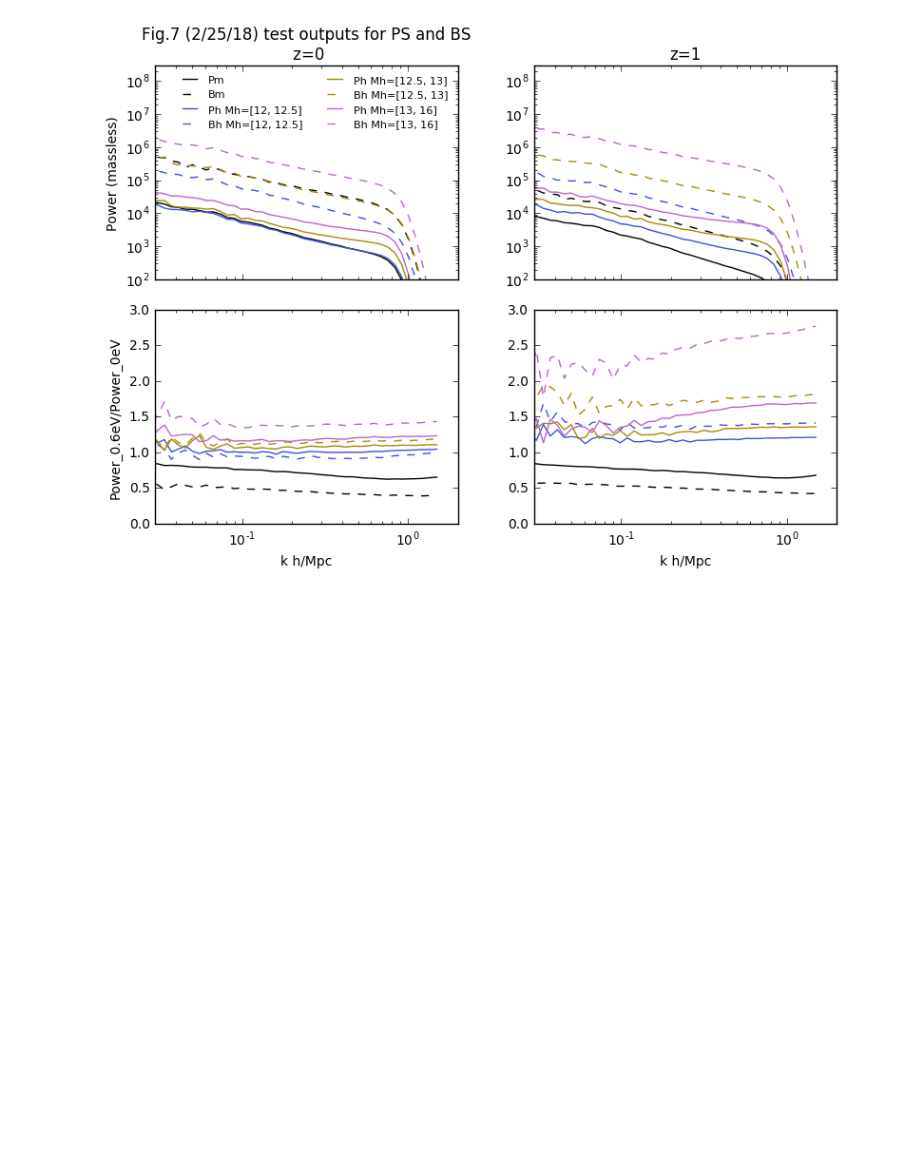
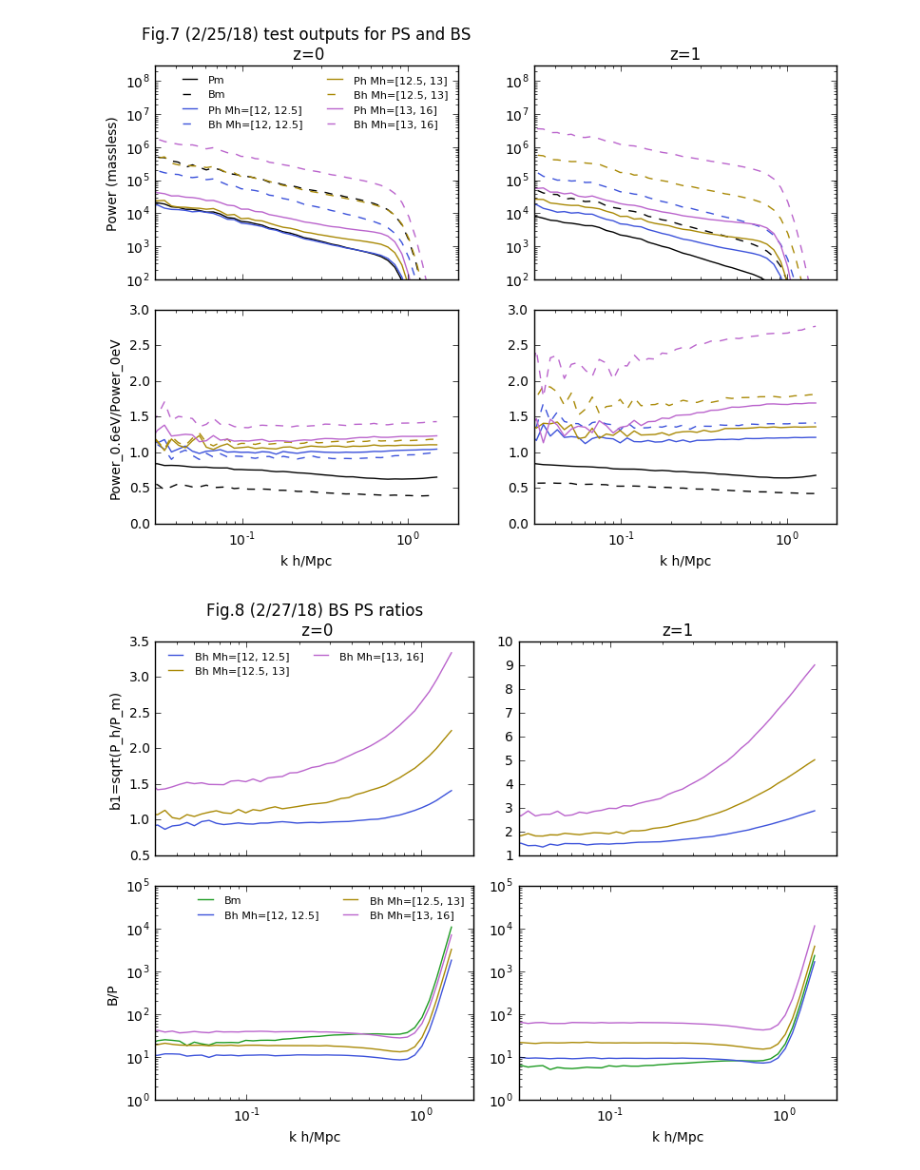
Before and after one commit to liuxx479/nubias, a Jupyter notebook: plot_bispec.ipynb, the cells around one changed output. Cells and saved outputs as stored; diff of their text form; code cells hidden in the pictures; blank space fills up the shorter version.

Commit message:
add param test

```diff
--- a/plot_bispec.ipynb
+++ b/plot_bispec.ipynb
@@ -328,3 +328,51 @@ plt.tight_layout()
 show()
 # %% [output]
 [figure]
+# %%
+######### check sample file from mass production
+### z=1 is snapshot48
+
+test_data = load('Ph2h/Ph2h_mnv0.00000_om0.30000_As2.1000_066.npy')
+test_data06 = load('Ph2h/Ph2h_mnv0.60000_om0.30000_As2.1000_066.npy')
+test_data_z1 = load('Ph2h/Ph2h_mnv0.00000_om0.30000_As2.1000_048.npy')
+test_data06_z1 = load('Ph2h/Ph2h_mnv0.60000_om0.30000_As2.1000_048.npy')
+
+k = test_data[0]
+
+f, ( (ax,ax3),(ax2, ax4)) = subplots(2,2,figsize=(8,6),sharex=True)
+
+seed(43)
+labels=['Pm','Bm', 'Ph Mh=[12, 12.5]', 'Bh Mh=[12, 12.5]', 'Ph Mh=[12.5, 13]', 'Bh Mh=[12.5, 13]', 'Ph Mh=[13, 16]', 'Bh Mh=[13, 16]']
+for iii in [2,4,6,8]:
+    test_data_z1[iii]
+    icolor=rand(3)
+    if iii>3: ## biases
+        ax.plot(k, sqrt(test_data[iii-1]/test_data[1]), color=icolor, label = labels[iii-1], lw=ilw)
+        ax3.plot(k, sqrt(test_data_z1[iii-1]/test_data_z1[1]), color=icolor, label = labels[iii-1], lw=ilw)
+
+    ax2.plot(k, test_data[iii]/test_data[iii-1], '-', color=icolor,lw=ilw,label = labels[iii-1])
+    ax4.plot(k, test_data_z1[iii]/test_data_z1[iii-1], '-', color=icolor,lw=ilw,label = labels[iii-1])
+
+ax.set_xscale('log')
+#ax.set_yscale('log')
+#ax3.set_yscale('log')
+ax2.set_yscale('log')
+ax4.set_yscale('log')
+ax2.set_xlabel('k h/Mpc')
+ax4.set_xlabel('k h/Mpc')
+ax.set_ylabel('b1=sqrt(P_h/P_m)')
+ax2.set_ylabel('B/P')
+#ax.set_ylim(1e2, 3e8)
+#ax3.set_ylim(1e2, 3e8)
+ax.set_xlim(3e-2, 2)
+#ax2.set_ylim(0,3)
+#ax4.set_ylim(0,3)
+ax.legend(ncol=2,frameon=0,fontsize=8,loc=0)
+ax2.legend(ncol=2,frameon=0,fontsize=8,loc=0)
+
+ax.set_title('Fig.8 (2/27/18) BS PS ratios\n z=0')
+ax3.set_title('z=1')
+plt.tight_layout()
+show()
+# %% [output]
+[figure, added]
```
Also changed, not shown: parts of 3 cells of this notebook.
